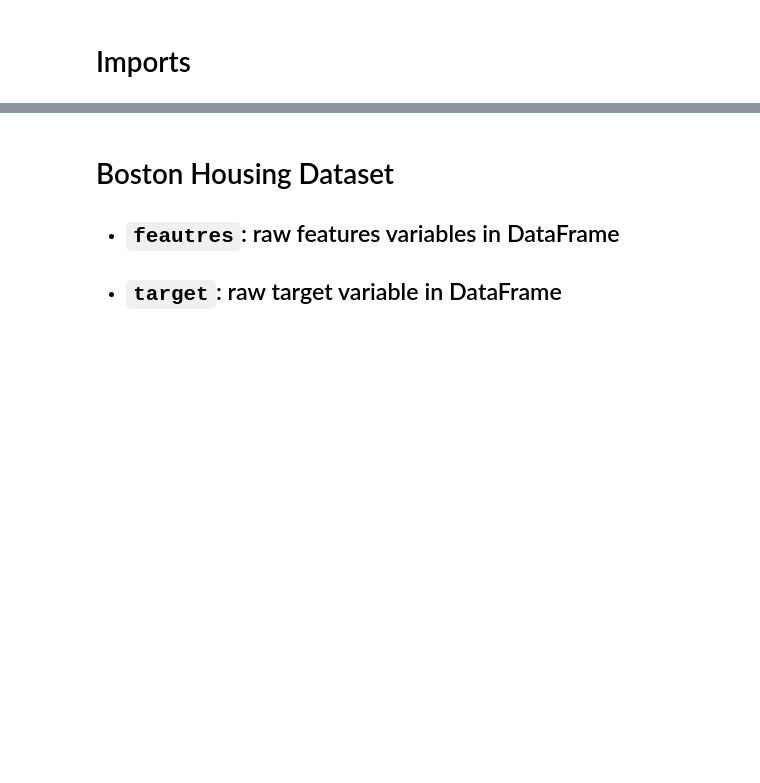
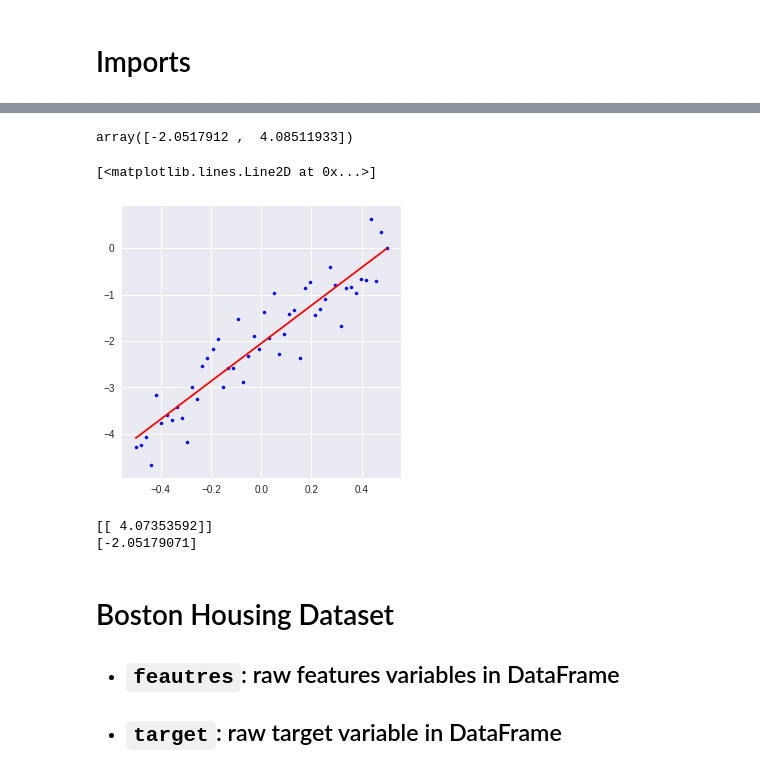
Before and after one commit to afcarl/tensorflow_examples--galtay, a Jupyter notebook: 01_linear_regression.ipynb, the cells around one changed output, grey strips where cells are left out. Cells and saved outputs as stored; diff of their text form; code cells hidden in the pictures; blank space fills up the shorter version.

```diff
--- a/01_linear_regression.ipynb
+++ b/01_linear_regression.ipynb
@@ -13,0 +19,21 @@ import seaborn as sns
+# %%
+Nsamp = 50
+Nfeatures = 1
+xarr = np.linspace(-0.5, 0.5, Nsamp)
+np.random.seed(83749)
+beta_0 = -2.0
+beta_1 = 4.3
+yarr = (beta_0 + beta_1 * xarr) + (np.random.normal(size=Nsamp) * 0.5)
+
+mdl = linear_model.LinearRegression(fit_intercept=False)
+mdl = mdl.fit(np.c_[np.ones(Nsamp), xarr], yarr)
+mdl.coef_
+# %% [output]
+array([-2.0517912 ,  4.08511933])
+# %%
+fig, ax = plt.subplots(figsize=(5,5))
+plt.scatter(xarr, yarr, s=10, color='blue')
+plt.plot(xarr, mdl.coef_[0] + mdl.coef_[1] * xarr, color='red')
+# %% [output]
+[<matplotlib.lines.Line2D at 0x...>]
+[figure, added]
@@ -14,3 +69,29 @@ import seaborn as sns
+# %%
+init = tf.global_variables_initializer()
+
+merged = tf.summary.merge_all()
+
+
+
+# Launch the graph
+feed_dict = {ph_x: xarr.reshape(Nsamp, 1), ph_y: yarr.reshape(Nsamp,1)}
+with tf.Session() as sess:
+    train_writer = tf.summary.FileWriter('tmp/tensorflow/logs', sess.graph)
+
+    sess.run(init)
+    z_out = sess.run(v_z, feed_dict=feed_dict)
+    cost_1_out = sess.run(cost_1, feed_dict=feed_dict)
+    cost_2_out = sess.run(cost_2, feed_dict=feed_dict)
+    for i in range(300):
+        train_step_out = sess.run(train_step, feed_dict=feed_dict)
+    W_out = sess.run(v_W, feed_dict=feed_dict)
+    b_out = sess.run(v_b, feed_dict=feed_dict)
+
+print(W_out)
+print(b_out)
+# %% [output]
+[[ 4.07353592]]
+[-2.05179071]
 # %% [markdown]
 # Boston Housing Dataset
 
```
Also changed, not shown: parts of 3 cells of this notebook.
